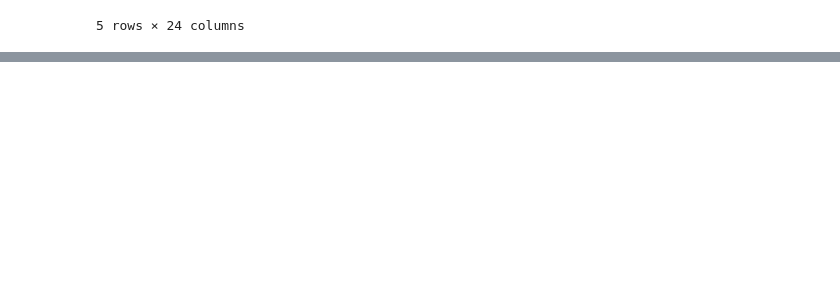
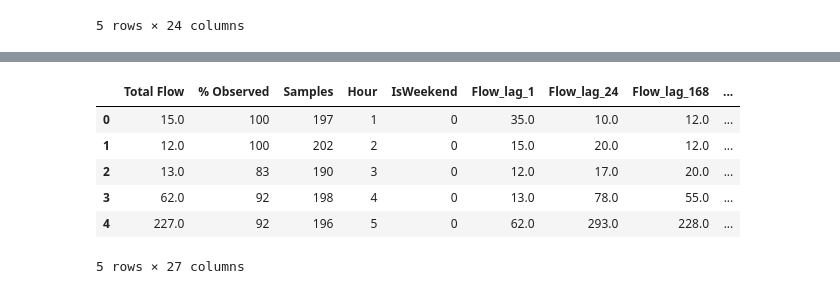
Before and after one commit to RichelCode/EV-Charging-Analysis, a Jupyter notebook: Final 3 months Analysis.ipynb, the cells around one changed output, grey strips where cells are left out. Cells and saved outputs as stored; diff of their text form; code cells hidden in the pictures; blank space fills up the shorter version.

```diff
--- a/Final 3 months Analysis.ipynb
+++ b/Final 3 months Analysis.ipynb
@@ -557,0 +594,19 @@ df.head()
+# %%
+columns_to_drop = ["Timestamp", "Station", "Route","Timestamp"]
+
+# Drop the raw columns
+df.drop(columns=columns_to_drop, inplace=True)
+# %%
+df.drop(columns="DayOfWeek",inplace=True)
+# %%
+df.drop(columns=["Day", "Week"], inplace=True)
+# %%
+df.head()
+# %% [output]
+|  | Total Flow | % Observed | Samples | Hour | IsWeekend | Flow_lag_1 | Flow_lag_24 | Flow_lag_168 | ... |
+| 0 | 15.0 | 100 | 197 | 1 | 0 | 35.0 | 10.0 | 12.0 | ... |
+| 1 | 12.0 | 100 | 202 | 2 | 0 | 15.0 | 20.0 | 12.0 | ... |
+| 2 | 13.0 | 83 | 190 | 3 | 0 | 12.0 | 17.0 | 20.0 | ... |
+| 3 | 62.0 | 92 | 198 | 4 | 0 | 13.0 | 78.0 | 55.0 | ... |
+| 4 | 227.0 | 92 | 196 | 5 | 0 | 62.0 | 293.0 | 228.0 | ... |
+5 rows × 27 columns
```
Also changed, not shown: parts of 7 cells of this notebook.
